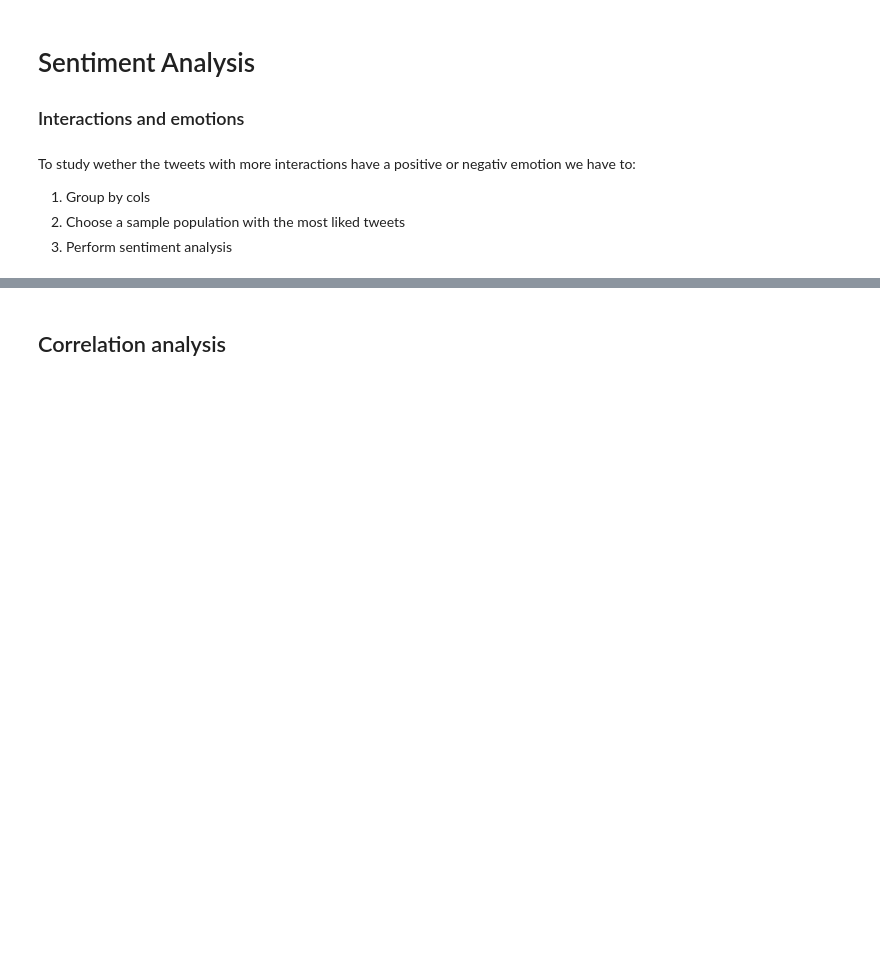
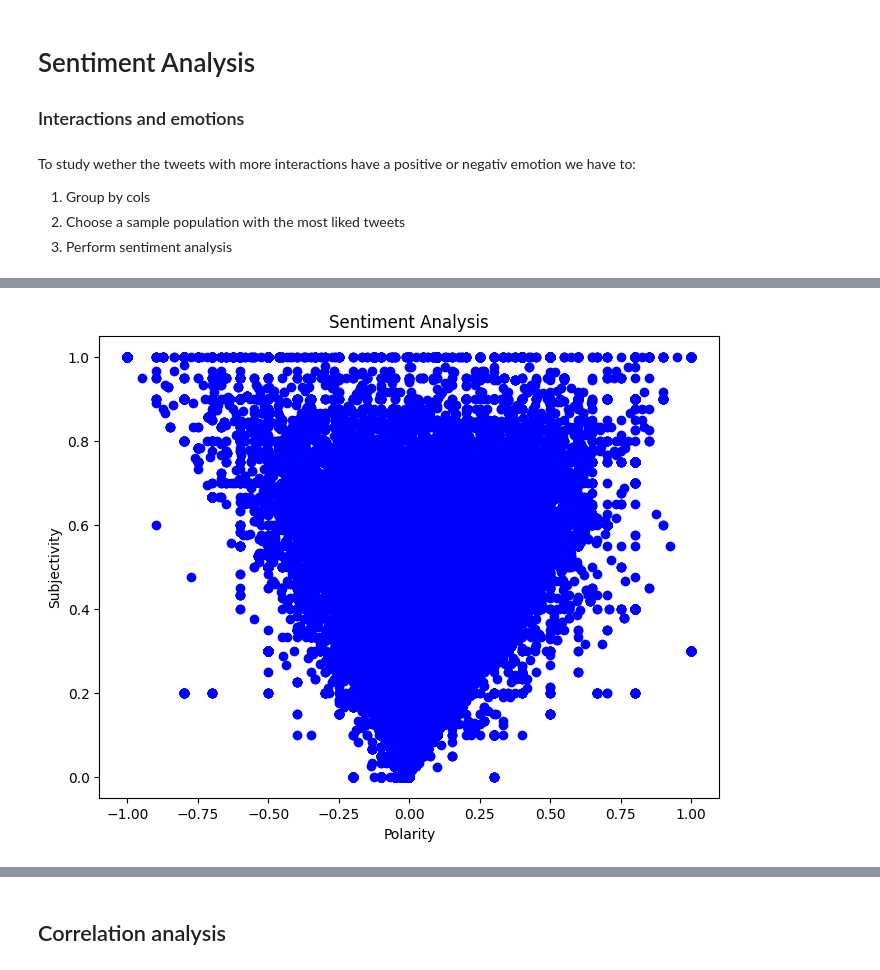
Before and after one commit to Oliph/MiscarriageTwitterAnalysis, a Jupyter notebook: Clean_miscarriage.ipynb, the cells around one changed output, grey strips where cells are left out. Drawn from its saved outputs; the diff is of its cells as text; code cells hidden in the pictures; blank space fills up the shorter version.

```diff
--- a/Clean_miscarriage.ipynb
+++ b/Clean_miscarriage.ipynb
@@ -634,4 +613,5 @@ def getAnalysis(score):
     else:
         return 'Positive'
 
-df_allsentiment['analysed'] = df_allsentiment['polarity'].apply(getAnalysis)
+df_allsentiment_transformed['analysed'] = df_allsentiment_transformed['polarity'].apply(getAnalysis)
+df_allsentiment_transformed
@@ -647,8 +639,13 @@ df_allsentiment.columns = ['text', 'username', 'retweets', 'replies', 'likes', '
+# %%
+#Change column names
+df_allsentiment_transformed.columns = ['created_at', 'author', 'rt', 'replies', 'likes', 'text', 'event', 'negative', 'positive', 'neutral', 'compound', 'subjectivity', 'polarity', 'analysed']
 # %%
 #Plot polarity and subjectivity
 plt.figure(figsize=(8,6))
-plt.scatter(df_allsentiment['polarity'], df_allsentiment['subjectivity'], color = 'Blue')
-plt.title('Sentiment Analysis (pol & sub)')
+plt.scatter(df_allsentiment_transformed['polarity'], df_allsentiment_transformed['subjectivity'], color = 'Blue')
+plt.title('Sentiment Analysis')
 plt.xlabel('Polarity')
 plt.ylabel('Subjectivity')
 plt.show()
+# %% [output]
+[figure, added]
```
Also changed, not shown: parts of 37 cells of this notebook.
